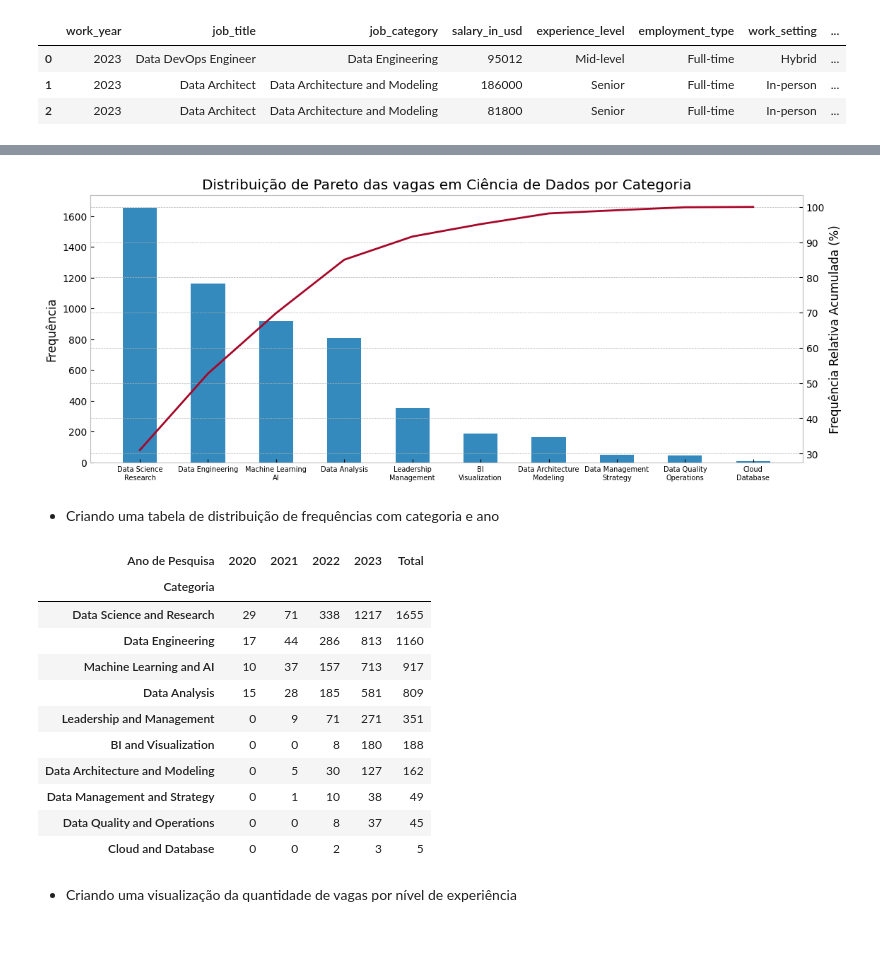
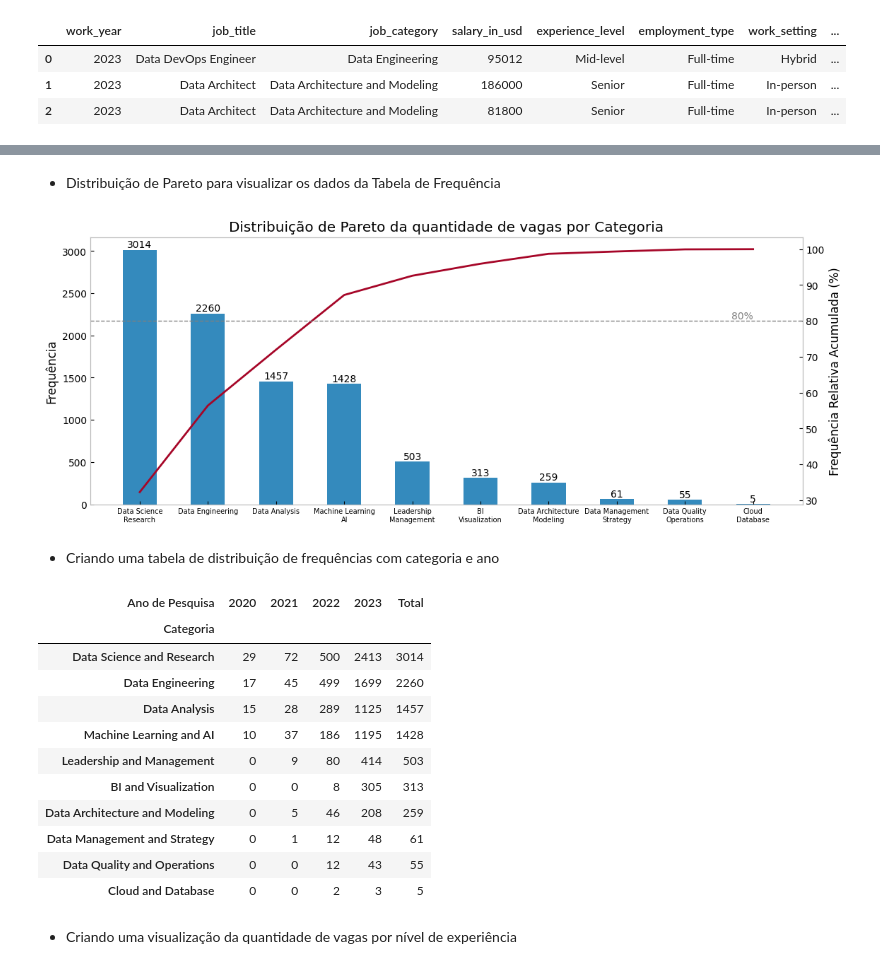
Before and after one commit to ryanrodr/eda-jobs-in-data, a Jupyter notebook: notebooks/analise_exploratoria.ipynb, the cells around one changed output, grey strips where cells are left out. Drawn from its saved outputs; the diff is of its cells as text; code cells hidden in the pictures; blank space fills up the shorter version.

```diff
--- a/notebooks/analise_exploratoria.ipynb
+++ b/notebooks/analise_exploratoria.ipynb
@@ -56,5 +50,3 @@ df.duplicated().sum()
-# %%
-df.drop_duplicates(inplace=True)
 # %%
 df.head(3)
 # %% [output]
@@ -149,2 +166,9 @@ tabela_categoria['Frequência Relativa Acumulada (%)'] = (tabela_categoria['Freq
+# %%
+# Calculando a soma acumulada com a medida de frequência
+tabela_categoria['Frequência Acumulada'] = tabela_categoria['Frequência'].cumsum()
+
+# Calculando a frequência relativa acumulada
+tabela_categoria['Frequência Relativa Acumulada (%)'] = (tabela_categoria['Frequência Acumulada'] /
+                                                         tabela_categoria['Frequência'].sum()) * 100
 # %%
 tabela_categoria.rename_axis('Categoria', inplace=True)
@@ -167 +192,3 @@ tabela_categoria.style.set_properties(**{'text-align': 'center'})
+# %% [markdown]
+- Distribuição de Pareto para visualizar os dados da Tabela de Frequência
 # %%
@@ -171,52 +199,55 @@ tabela_categoria['Categoria'] = tabela_categoria['Categoria'].str.replace(' and
 fig, ax1 = plt.subplots(figsize=(13, 6))
 
 # Gráfico de barras
-ax1.bar(tabela_categoria['Categoria'],
-        tabela_categoria['Frequência'],
-        color='C0',
-        width=0.50)
+bars = ax1.bar(tabela_categoria['Categoria'],
+               tabela_categoria['Frequência'],
+               color='C0',
+               width=0.50)
+
+# Adicionar rótulos de dados às barras
+for bar in bars:
+    height = bar.get_height()
+    ax1.text(bar.get_x() + bar.get_width() / 2, height, '%d' % int(height),
+             ha='center', va='bottom')
 
 # Eixo y secundário para a linha
 ax2 = ax1.twinx()
 
-# Linha da frequência relativa acumulada
+# Adicionar a linha de Frequência %
 ax2.plot(tabela_categoria['Categoria'],
-        tabela_categoria['Frequência Relativa Acumulada (%)'],
-        color='C1',
-        label='Frequência Relativa Acumulada (%)')
+         tabela_categoria['Frequência Relativa Acumulada (%)'],
+         color='C1',
+         label='Frequência Relativa Acumulada (%)')
 
+# Adicionar linha de 80%
+ax2.axhline(y=80, color='gray', linestyle='--', lw=1)
+ax2.text(len(tabela_categoria)-1, 80, '80%', color='gray', va='bottom', ha='right')
 ax2.tick_params(axis='y')
 
 # Rótulos e título
 ax1.set_xlabel('')
 ax1.set_ylabel('Frequência')
 ax2.set_ylabel('Frequência Relativa Acumulada (%)')
-plt.title('Distribuição de Pareto das vagas em Ciência de Dados por Categoria')
+plt.title('Distribuição de Pareto da quantidade de vagas por Categoria')
 
 # Definir os valores dos ticks do eixo X
 ax1.set_xticks(range(len(tabela_categoria['Categoria'])))
 
 # Definir os rótulos dos ticks do eixo X
 ax1.set_xticklabels(tabela_categoria['Categoria'], fontsize=7, ha='center')
 
 # Ajustar o espaçamento dos rótulos do eixo x
 plt.subplots_adjust(bottom=0.25)
 
 # Remover fundo e linhas de grade
 ax1.set_facecolor('none')
-fig.patch.set_facecolor('none')
 ax1.grid(False)
-
-# Ajustar as bordas dos gráficos
-ax1.spines['top'].set_visible(False)
-ax1.spines['right'].set_visible(False)
-ax1.spines['left'].set_visible(False)
-ax1.spines['bottom'].set_visible(False)
+ax2.grid(False)
 
 # Exibir o gráfico
 plt.show()
 # %% [output]
-[figure, old version]
+[figure, new version]
 # %% [markdown]
 - Criando uma tabela de distribuição de frequências com categoria e ano
 # %%
@@ -240,15 +271,15 @@ tabela_dist.style.set_properties(**{'text-align': 'center'})
 # %% [output]
 | Ano de Pesquisa | 2020 | 2021 | 2022 | 2023 | Total |
 | Categoria |  |  |  |  |  |
-| Data Science and Research | 29 | 71 | 338 | 1217 | 1655 |
-| Data Engineering | 17 | 44 | 286 | 813 | 1160 |
-| Machine Learning and AI | 10 | 37 | 157 | 713 | 917 |
-| Data Analysis | 15 | 28 | 185 | 581 | 809 |
-| Leadership and Management | 0 | 9 | 71 | 271 | 351 |
-| BI and Visualization | 0 | 0 | 8 | 180 | 188 |
-| Data Architecture and Modeling | 0 | 5 | 30 | 127 | 162 |
-| Data Management and Strategy | 0 | 1 | 10 | 38 | 49 |
-| Data Quality and Operations | 0 | 0 | 8 | 37 | 45 |
+| Data Science and Research | 29 | 72 | 500 | 2413 | 3014 |
+| Data Engineering | 17 | 45 | 499 | 1699 | 2260 |
+| Data Analysis | 15 | 28 | 289 | 1125 | 1457 |
+| Machine Learning and AI | 10 | 37 | 186 | 1195 | 1428 |
+| Leadership and Management | 0 | 9 | 80 | 414 | 503 |
+| BI and Visualization | 0 | 0 | 8 | 305 | 313 |
+| Data Architecture and Modeling | 0 | 5 | 46 | 208 | 259 |
+| Data Management and Strategy | 0 | 1 | 12 | 48 | 61 |
+| Data Quality and Operations | 0 | 0 | 12 | 43 | 55 |
 | Cloud and Database | 0 | 0 | 2 | 3 | 5 |
 # %% [markdown]
 - Criando uma visualização da quantidade de vagas por nível de experiência
```
Also changed, not shown: parts of 19 cells of this notebook.
